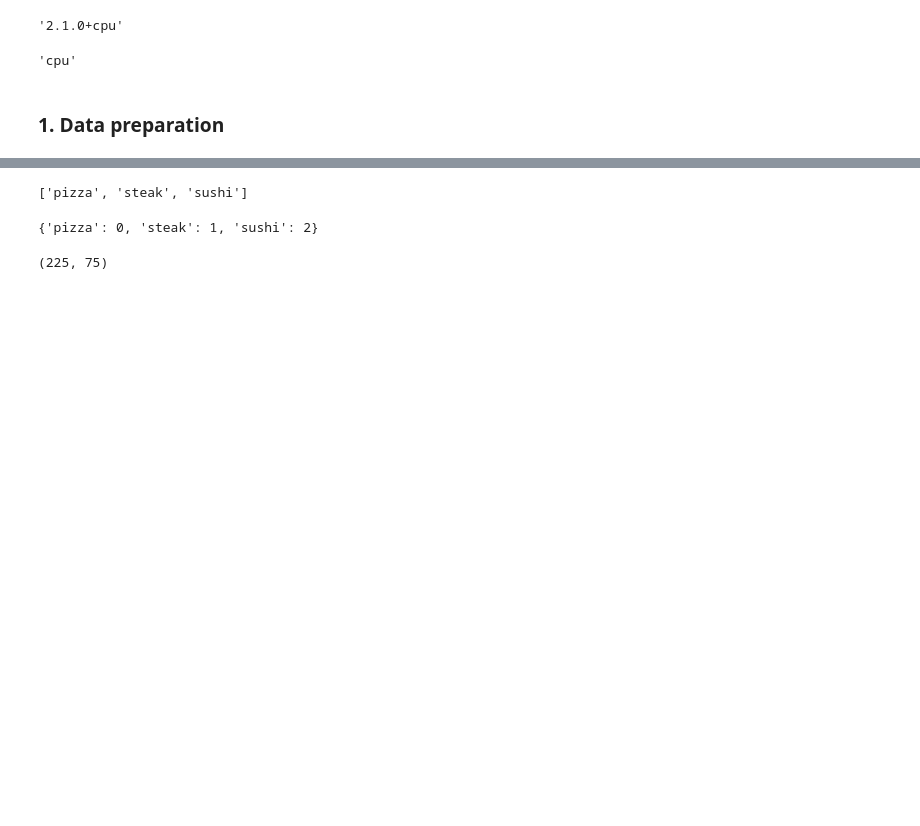
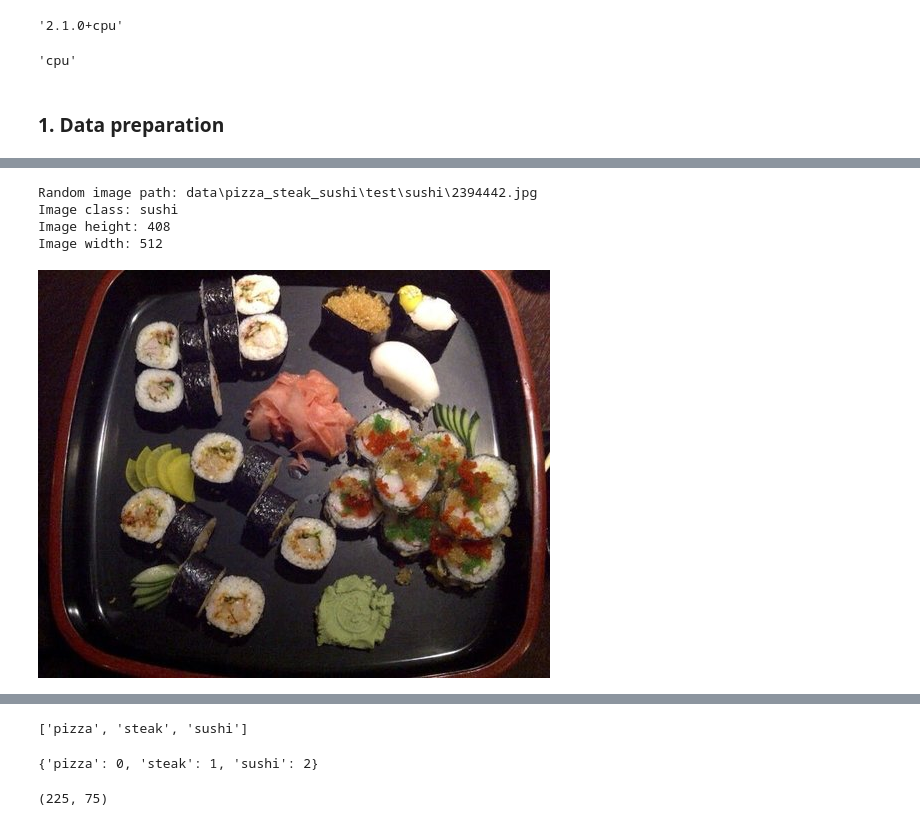
Before and after one commit to christopher192/deep-learning-tensorflow-pytorch, a Jupyter notebook: 04-food-classification-cnn-pytorch.ipynb, the cells around one changed output, grey strips where cells are left out. Saved outputs shown, nothing was run; the diff lists cells and outputs as text; code cells hidden in the pictures; blank space fills up the shorter version.

```diff
--- a/04-food-classification-cnn-pytorch.ipynb
+++ b/04-food-classification-cnn-pytorch.ipynb
@@ -21,2 +118,7 @@ device
 # %%
-train_dir, test_dir = "data/pizza_steak_sushi/train", "data/pizza_steak_sushi/test"
+# Initialize data, image, train and test path
+data_path = Path("data/")
+image_path = data_path / "pizza_steak_sushi"
+train_path, test_path = image_path / "train", image_path / "test"
+
+train_path, test_path
@@ -22,0 +140,22 @@ train_dir, test_dir = "data/pizza_steak_sushi/train", "data/pizza_steak_sushi/te
+# %%
+# View random image
+random.seed(42)
+
+image_path_list = list(image_path.glob("*/*/*.jpg"))
+random_image_path = random.choice(image_path_list)
+image_class = random_image_path.parent.stem
+
+image = Image.open(random_image_path)
+
+print(f"Random image path: {random_image_path}")
+print(f"Image class: {image_class}")
+print(f"Image height: {image.height}")
+print(f"Image width: {image.width}")
+
+image
+# %% [output]
+Random image path: data\pizza_steak_sushi\test\sushi\2394442.jpg
+Image class: sushi
+Image height: 408
+Image width: 512
+[figure, added]
```
Also changed, not shown: parts of 39 cells of this notebook.
